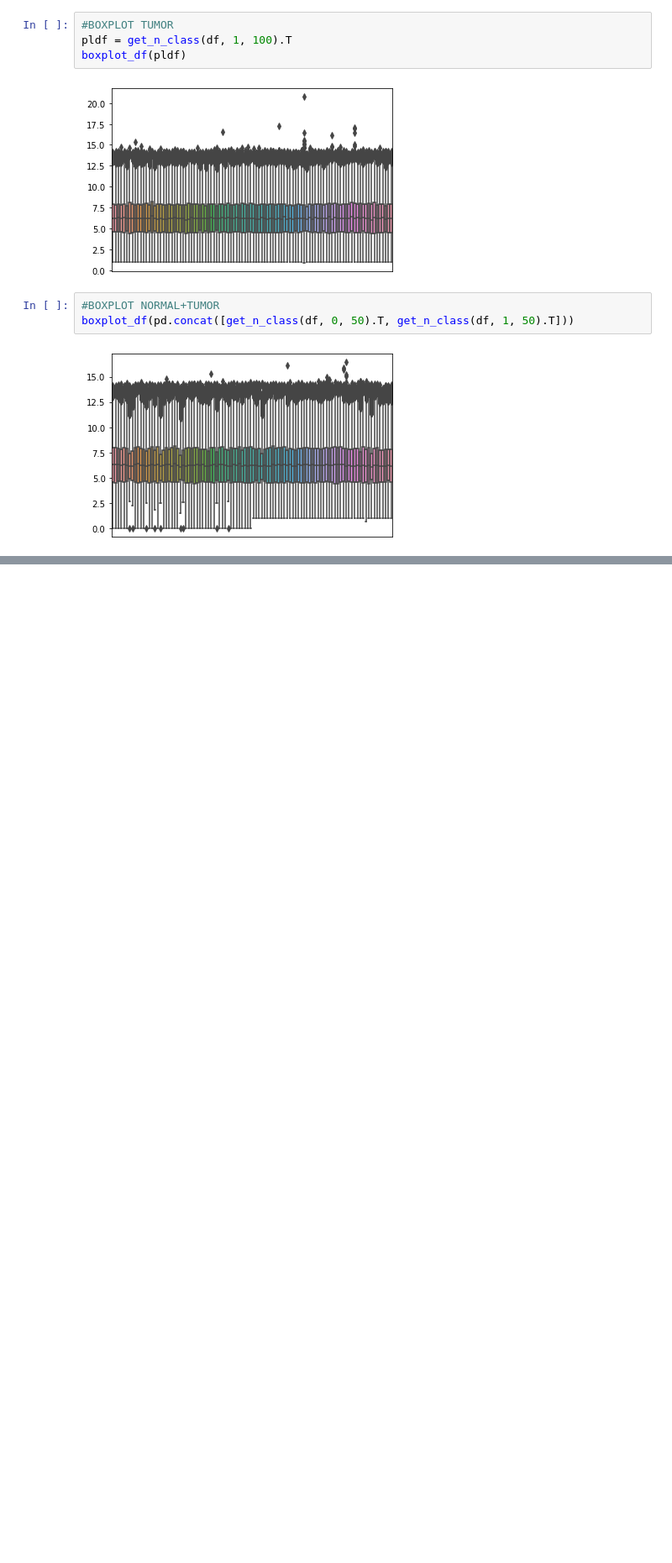
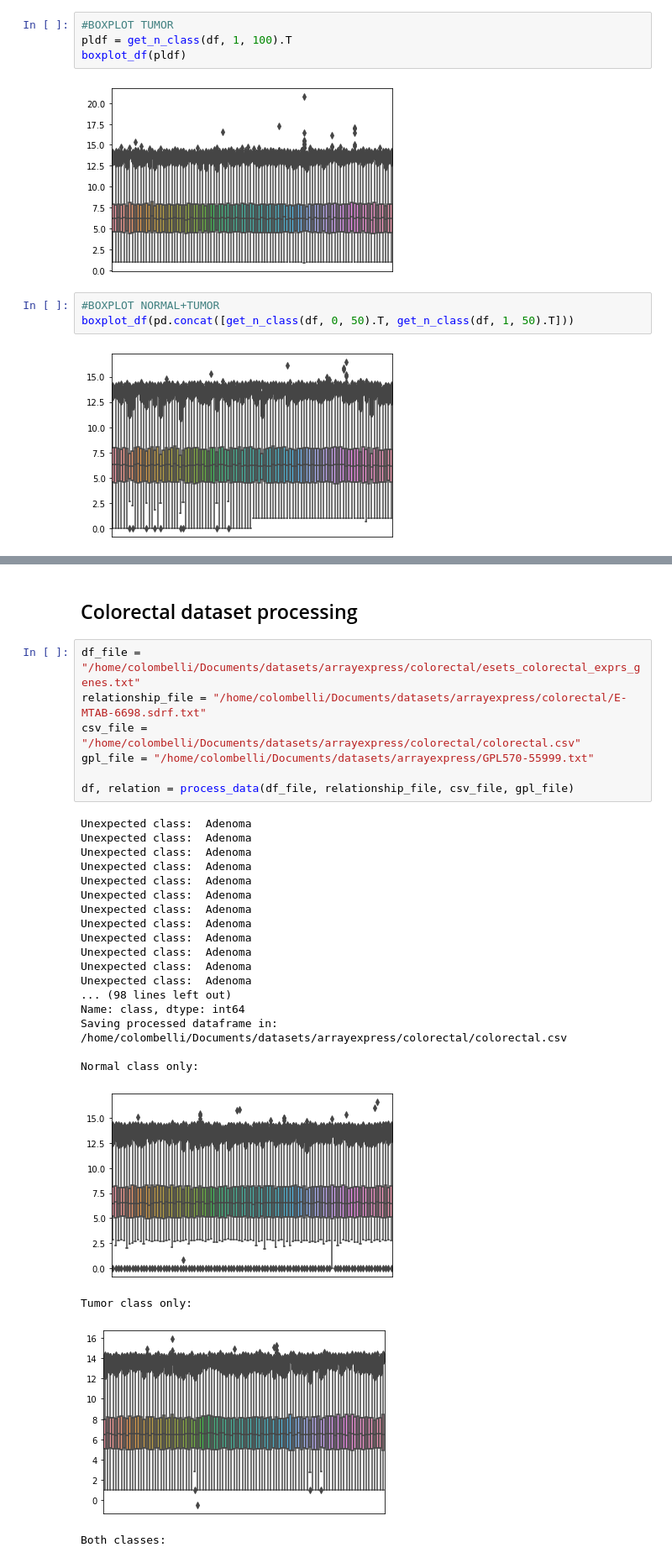
Before and after one commit to colombelli/bioinformatics-ml, a Jupyter notebook: Data Processing/arrayExpress compendium-nature.ipynb, the cells around one changed output, grey strips where cells are left out. Shown at 84% size. Cells and saved outputs as stored; diff of their text form; blank space fills up the shorter version.

```diff
--- a/Data Processing/arrayExpress compendium-nature.ipynb
+++ b/Data Processing/arrayExpress compendium-nature.ipynb
@@ -130,0 +400,31 @@ boxplot_df(pd.concat([get_n_class(df, 0, 50).T, get_n_class(df, 1, 50).T]))
+# %% [markdown]
+## Colorectal dataset processing
+# %%
+df_file = "/home/colombelli/Documents/datasets/arrayexpress/colorectal/esets_colorectal_exprs_genes.txt"
+relationship_file = "/home/colombelli/Documents/datasets/arrayexpress/colorectal/E-MTAB-6698.sdrf.txt"
+csv_file = "/home/colombelli/Documents/datasets/arrayexpress/colorectal/colorectal.csv"
+gpl_file = "/home/colombelli/Documents/datasets/arrayexpress/GPL570-55999.txt"
+
+df, relation = process_data(df_file, relationship_file, csv_file, gpl_file)
+# %% [output]
+Unexpected class:  Adenoma
+Unexpected class:  Adenoma
+Unexpected class:  Adenoma
+Unexpected class:  Adenoma
+Unexpected class:  Adenoma
+Unexpected class:  Adenoma
+Unexpected class:  Adenoma
+Unexpected class:  Adenoma
+Unexpected class:  Adenoma
+Unexpected class:  Adenoma
+Unexpected class:  Adenoma
+Unexpected class:  Adenoma
+... (98 lines left out)
+Name: class, dtype: int64
+Saving processed dataframe in: /home/colombelli/Documents/datasets/arrayexpress/colorectal/colorectal.csv
+
+Normal class only:
+[figure, added]
+Tumor class only:
+[figure, added]
+Both classes:
```
Also changed, not shown: parts of 10 cells of this notebook, 1 other file.
